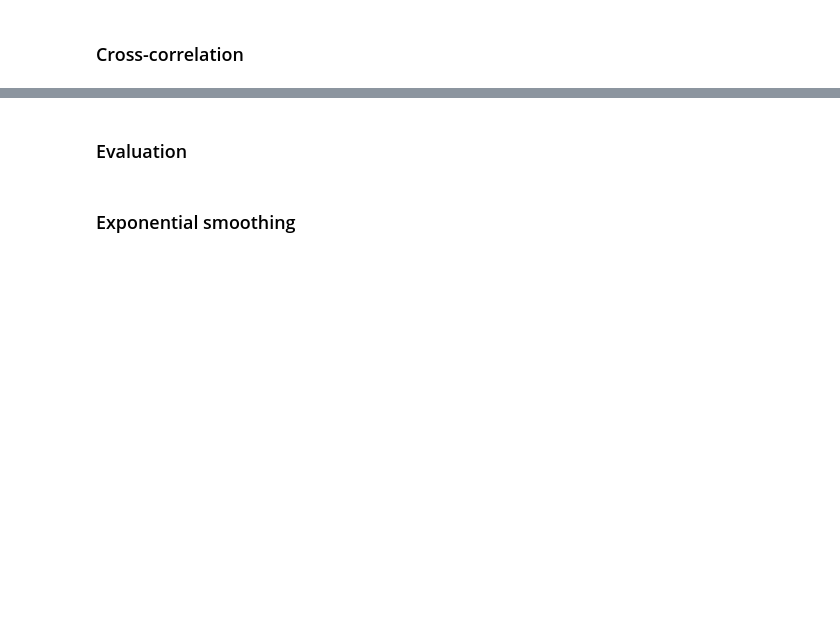
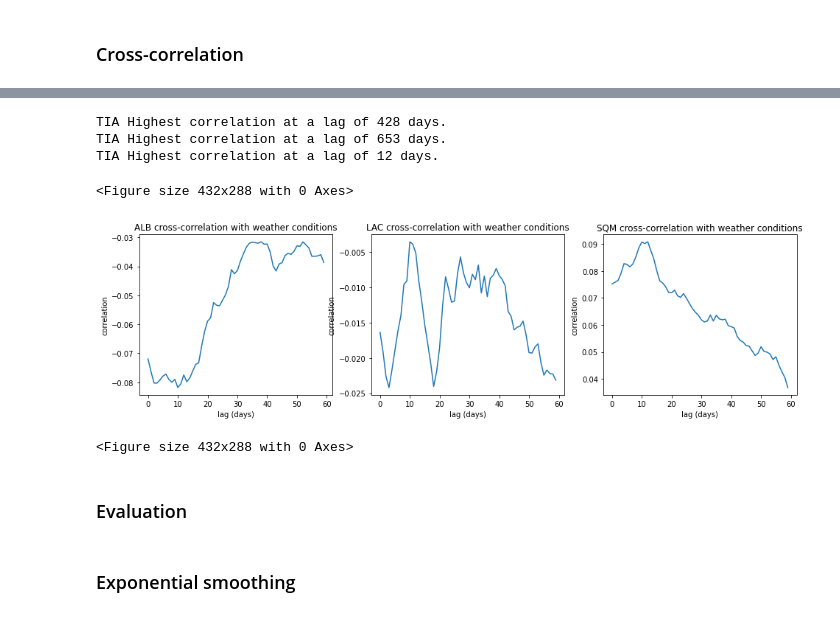
Before and after one commit to mm12063/pa_project, a Jupyter notebook: cross_correlation_sentiment_weather.ipynb, the cells around one changed output, grey strips where cells are left out. Saved outputs shown, nothing was run; the diff lists cells and outputs as text; code cells hidden in the pictures; blank space fills up the shorter version.

```diff
--- a/cross_correlation_sentiment_weather.ipynb
+++ b/cross_correlation_sentiment_weather.ipynb
@@ -6,5 +6,3 @@ import itertools
 import datetime
 import matplotlib.pyplot as plt
 import math
-# %%
-temp_df = pd.read_csv("StockData/main_ds_nlp_weather.csv")
@@ -152,3 +156,33 @@ for idx, (battery_company, battery_header) in enumerate(zip(battery_companies, b
+# %%
+# Cross-correlation between battery manufacturers and weather conditions
+
+fig, axs = plt.subplots(ncols=3, nrows=1, figsize=(16, 4))
+
+for idx, (mining_company, mining_header) in enumerate(zip(mining_companies, mining_headers)):
+    mining_company_sentiment_header = f'{mining_company}{weather_suffix}'
+    stock_prices = final_df[mining_header].to_numpy()
+
+    sentiment_scores = final_df[mining_company_sentiment_header].to_numpy()
+
+    result = sm.tsa.stattools.ccf(stock_prices, sentiment_scores, adjusted=False)
+
+    day_lags = [calculate_days_delta(stock_df["Date"], i) for i in range(len(result))]
+
+    num_lag_rows = np.argmax(result)
+    num_lag_days = day_lags[num_lag_rows]
+
+    print(f"{battery_company} Highest correlation at a lag of {num_lag_days} days.")
+
+    plt.figure(idx)
+    ax = sns.lineplot(x=day_lags[0:60], y=result[0:60], ax=axs[idx])
+    ax.set(ylabel='correlation', xlabel='lag (days)', title=f'{mining_company} cross-correlation with weather conditions')
+# %% [output]
+TIA Highest correlation at a lag of 428 days.
+TIA Highest correlation at a lag of 653 days.
+TIA Highest correlation at a lag of 12 days.
+<Figure size 432x288 with 0 Axes>
+[figure, added]
+<Figure size 432x288 with 0 Axes>
 # %% [markdown]
 
 ### Evaluation
```
Also changed, not shown: parts of 11 cells of this notebook.
